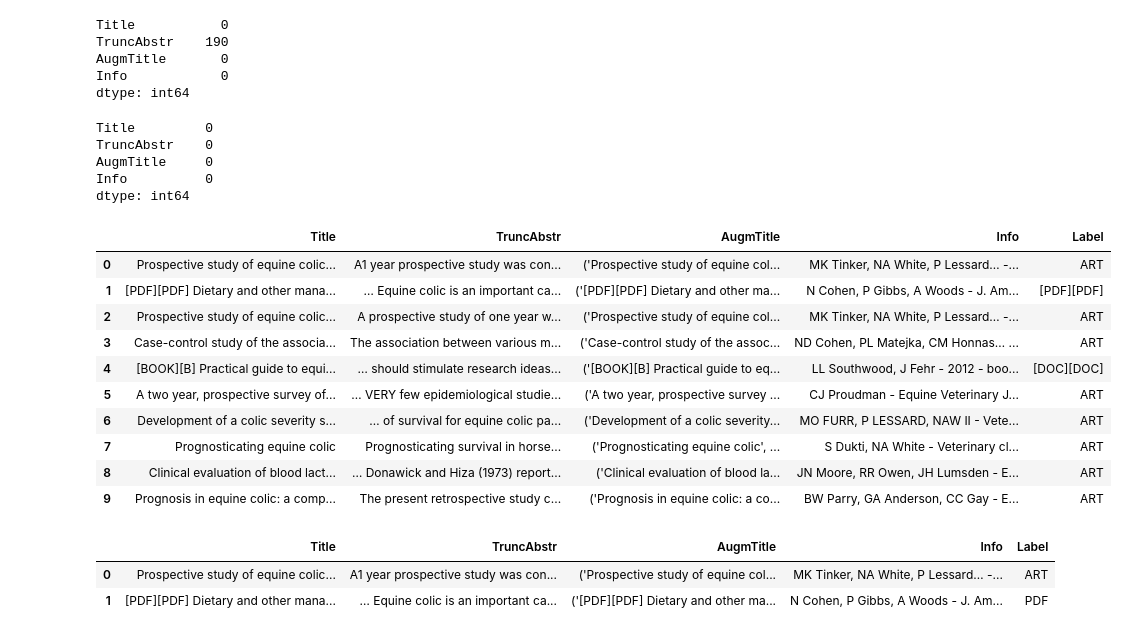
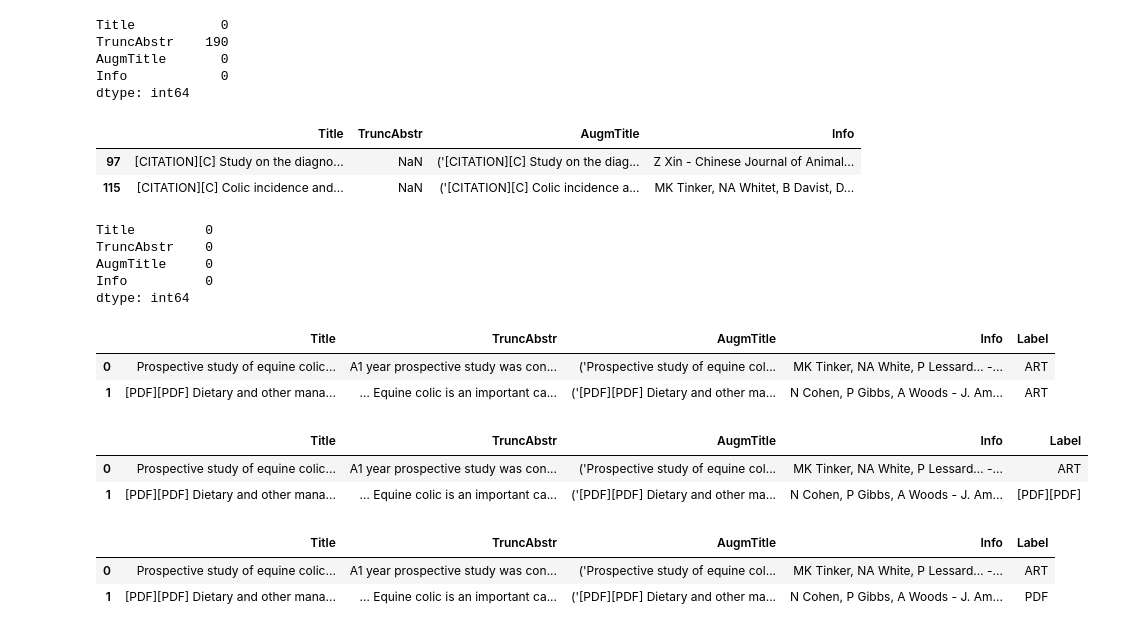
Before and after one commit to SolanaO/Healthcare_SparkNLP_Study, a Jupyter notebook: dataPreprocessing.ipynb, the cells around one changed output. Saved outputs shown, nothing was run; the diff lists cells and outputs as text; code cells hidden in the pictures.

```diff
--- a/dataPreprocessing.ipynb
+++ b/dataPreprocessing.ipynb
@@ -8,3 +22,6 @@ import pandas as pd
 # %%
+# Settings to display dataframes
+
 pd.options.display.max_colwidth=None
 pd.options.display.max_rows=None
+pd.options.display.float_format = "{:,.2f}".format
@@ -40,4 +66,12 @@ TruncAbstr    190
 AugmTitle       0
 Info            0
 dtype: int64
+# %%
+# The missing abstract entries correspond to citation items
+df_no_abstract = horse_df[horse_df.isna().any(axis=1)]
+df_no_abstract.head(2)
+# %% [output]
+|  | Title | TruncAbstr | AugmTitle | Info |
+| 97 | [CITATION][C] Study on the diagno... | NaN | ('[CITATION][C] Study on the diag... | Z Xin - Chinese Journal of Animal... |
+| 115 | [CITATION][C] Colic incidence and... | NaN | ('[CITATION][C] Colic incidence a... | MK Tinker, NA Whitet, B Davist, D... |
 # %%
@@ -52,29 +86,26 @@ TruncAbstr    0
 AugmTitle     0
 Info          0
 dtype: int64
+# %%
+# Create a new column to hold the labels
+horse_df['Label'] = 'ART'
+horse_df.head(2)
+# %% [output]
+|  | Title | TruncAbstr | AugmTitle | Info | Label |
+| 0 | Prospective study of equine colic... | A1 year prospective study was con... | ('Prospective study of equine col... | MK Tinker, NA White, P Lessard… -... | ART |
+| 1 | [PDF][PDF] Dietary and other mana... | … Equine colic is an important ca... | ('[PDF][PDF] Dietary and other ma... | N Cohen, P Gibbs, A Woods - J. Am... | ART |
 # %%
-# Create a new column to hold the labels
-horse_df['Label'] = 'ART'
-
 # Populate the Label column with the codes extracted from Title column
-# This does not seem to work, it assigns other labels than the expected ones at times!
+# This does not seem to work, it sometimes assigns other labels than the expected ones!
 for c in codes:
-    horse_df['Label'] = np.where(horse_df['Title'].str.contains(c), c, horse_df['Label'] )
+    horse_df['Label'] = np.where(horse_df['Title'].str.contains(c), c, horse_df['Label'])
 
 # Check the output
-horse_df.head(10)
+horse_df.head(2)
 # %% [output]
 |  | Title | TruncAbstr | AugmTitle | Info | Label |
 | 0 | Prospective study of equine colic... | A1 year prospective study was con... | ('Prospective study of equine col... | MK Tinker, NA White, P Lessard… -... | ART |
 | 1 | [PDF][PDF] Dietary and other mana... | … Equine colic is an important ca... | ('[PDF][PDF] Dietary and other ma... | N Cohen, P Gibbs, A Woods - J. Am... | [PDF][PDF] |
-| 2 | Prospective study of equine colic... | A prospective study of one year w... | ('Prospective study of equine col... | MK Tinker, NA White, P Lessard… -... | ART |
-| 3 | Case-control study of the associa... | The association between various m... | ('Case-control study of the assoc... | ND Cohen, PL Matejka, CM Honnas… ... | ART |
-| 4 | [BOOK][B] Practical guide to equi... | … should stimulate research ideas... | ('[BOOK][B] Practical guide to eq... | LL Southwood, J Fehr - 2012 - boo... | [DOC][DOC] |
-| 5 | A two year, prospective survey of... | … VERY few epidemiological studie... | ('A two year, prospective survey ... | CJ Proudman - Equine Veterinary J... | ART |
-| 6 | Development of a colic severity s... | … of survival for equine colic pa... | ('Development of a colic severity... | MO FURR, P LESSARD, NAW II - Vete... | ART |
-| 7 | Prognosticating equine colic | Prognosticating survival in horse... | ('Prognosticating equine colic', ... | S Dukti, NA White - Veterinary cl... | ART |
-| 8 | Clinical evaluation of blood lact... | … Donawick and Hiza (1973) report... | ('Clinical evaluation of blood la... | JN Moore, RR Owen, JH Lumsden - E... | ART |
-| 9 | Prognosis in equine colic: a comp... | The present retrospective study c... | ('Prognosis in equine colic: a co... | BW Parry, GA Anderson, CC Gay - E... | ART |
 # %%
 # Replace the labels with shorter expressions
 horse_df['Label'] = horse_df['Label'].replace(replace_dict)
```
Also changed, not shown: parts of 37 cells of this notebook.
